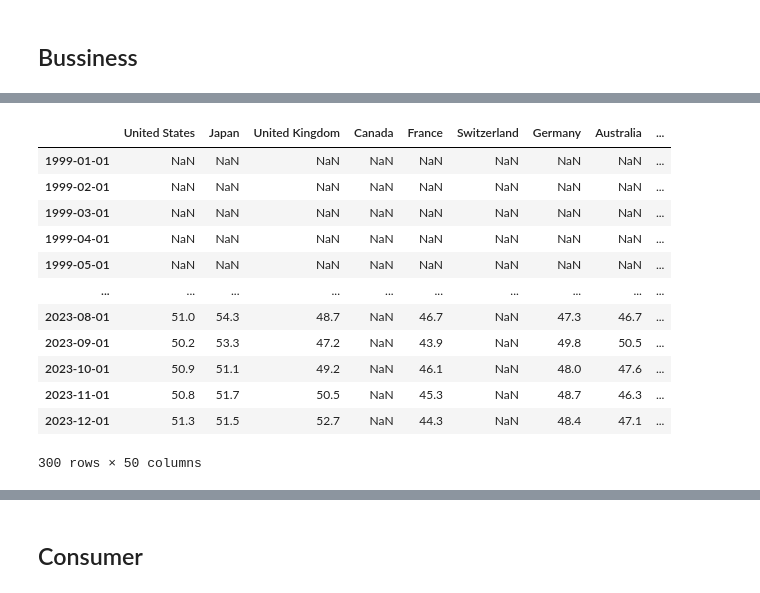
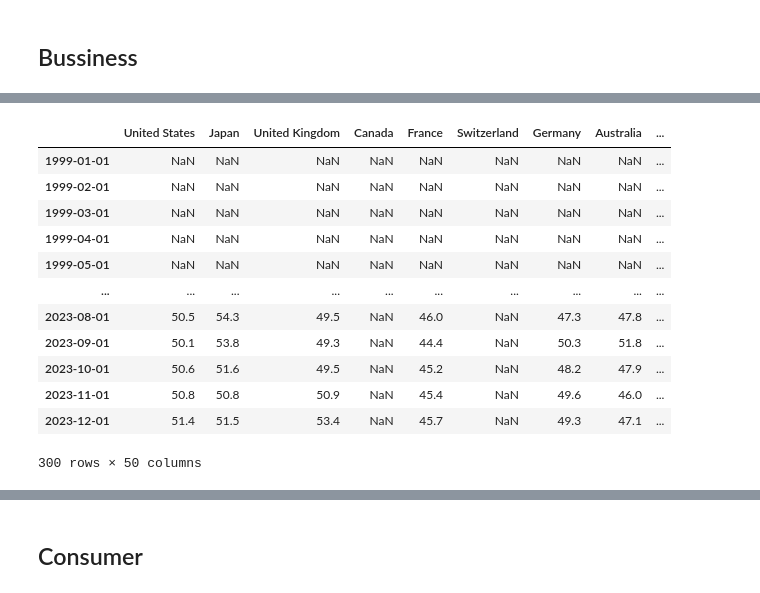
Before and after one commit to lharazin/TFM, a Jupyter notebook: Data/Investing_EconomicCalendar/calendar_preprocessing.ipynb, the cells around one changed output, grey strips where cells are left out. Saved outputs shown, nothing was run; the diff lists cells and outputs as text; code cells hidden in the pictures.

```diff
--- a/Data/Investing_EconomicCalendar/calendar_preprocessing.ipynb
+++ b/Data/Investing_EconomicCalendar/calendar_preprocessing.ipynb
@@ -412,20 +409,19 @@ Data coverage since 2013 (30 countries): 42.9 %
 # %%
 df = preprocessor.transform_to_countries_df(services_pmi, freq='M')
-df.to_csv('services_pmi.csv')
 df
 # %% [output]
 |  | United States | Japan | United Kingdom | Canada | France | Switzerland | Germany | Australia | ... |
 | 1999-01-01 | NaN | NaN | NaN | NaN | NaN | NaN | NaN | NaN | ... |
 | 1999-02-01 | NaN | NaN | NaN | NaN | NaN | NaN | NaN | NaN | ... |
 | 1999-03-01 | NaN | NaN | NaN | NaN | NaN | NaN | NaN | NaN | ... |
 | 1999-04-01 | NaN | NaN | NaN | NaN | NaN | NaN | NaN | NaN | ... |
 | 1999-05-01 | NaN | NaN | NaN | NaN | NaN | NaN | NaN | NaN | ... |
 | ... | ... | ... | ... | ... | ... | ... | ... | ... | ... |
-| 2023-08-01 | 51.0 | 54.3 | 48.7 | NaN | 46.7 | NaN | 47.3 | 46.7 | ... |
-| 2023-09-01 | 50.2 | 53.3 | 47.2 | NaN | 43.9 | NaN | 49.8 | 50.5 | ... |
-| 2023-10-01 | 50.9 | 51.1 | 49.2 | NaN | 46.1 | NaN | 48.0 | 47.6 | ... |
-| 2023-11-01 | 50.8 | 51.7 | 50.5 | NaN | 45.3 | NaN | 48.7 | 46.3 | ... |
-| 2023-12-01 | 51.3 | 51.5 | 52.7 | NaN | 44.3 | NaN | 48.4 | 47.1 | ... |
+| 2023-08-01 | 50.5 | 54.3 | 49.5 | NaN | 46.0 | NaN | 47.3 | 47.8 | ... |
+| 2023-09-01 | 50.1 | 53.8 | 49.3 | NaN | 44.4 | NaN | 50.3 | 51.8 | ... |
+| 2023-10-01 | 50.6 | 51.6 | 49.5 | NaN | 45.2 | NaN | 48.2 | 47.9 | ... |
+| 2023-11-01 | 50.8 | 50.8 | 50.9 | NaN | 45.4 | NaN | 49.6 | 46.0 | ... |
+| 2023-12-01 | 51.4 | 51.5 | 53.4 | NaN | 45.7 | NaN | 49.3 | 47.1 | ... |
 300 rows × 50 columns
 # %%
 preprocessor.process_pmi_indicator('Composite PMI')
```
Also changed, not shown: parts of 26 cells of this notebook, 7 other files.
